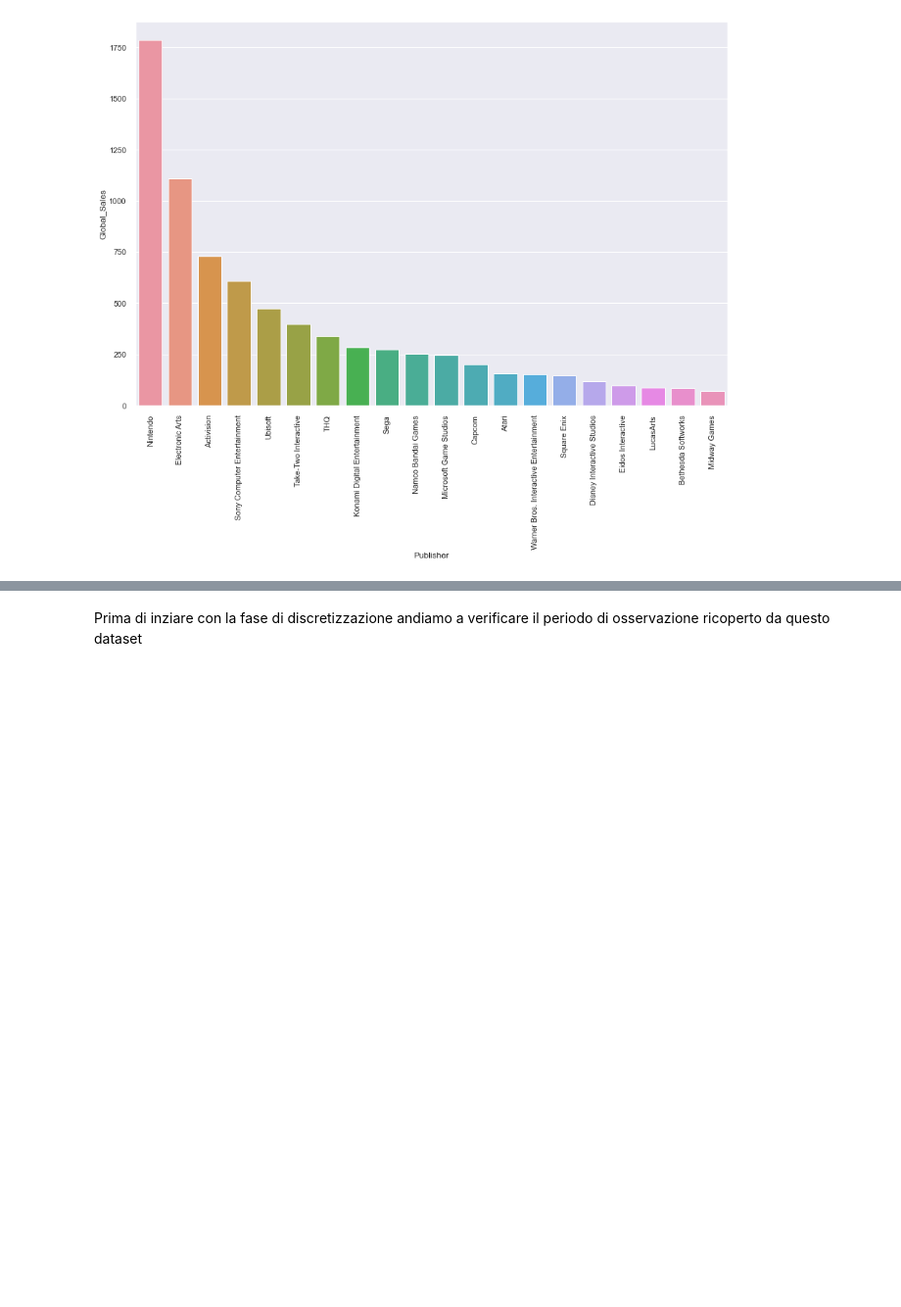
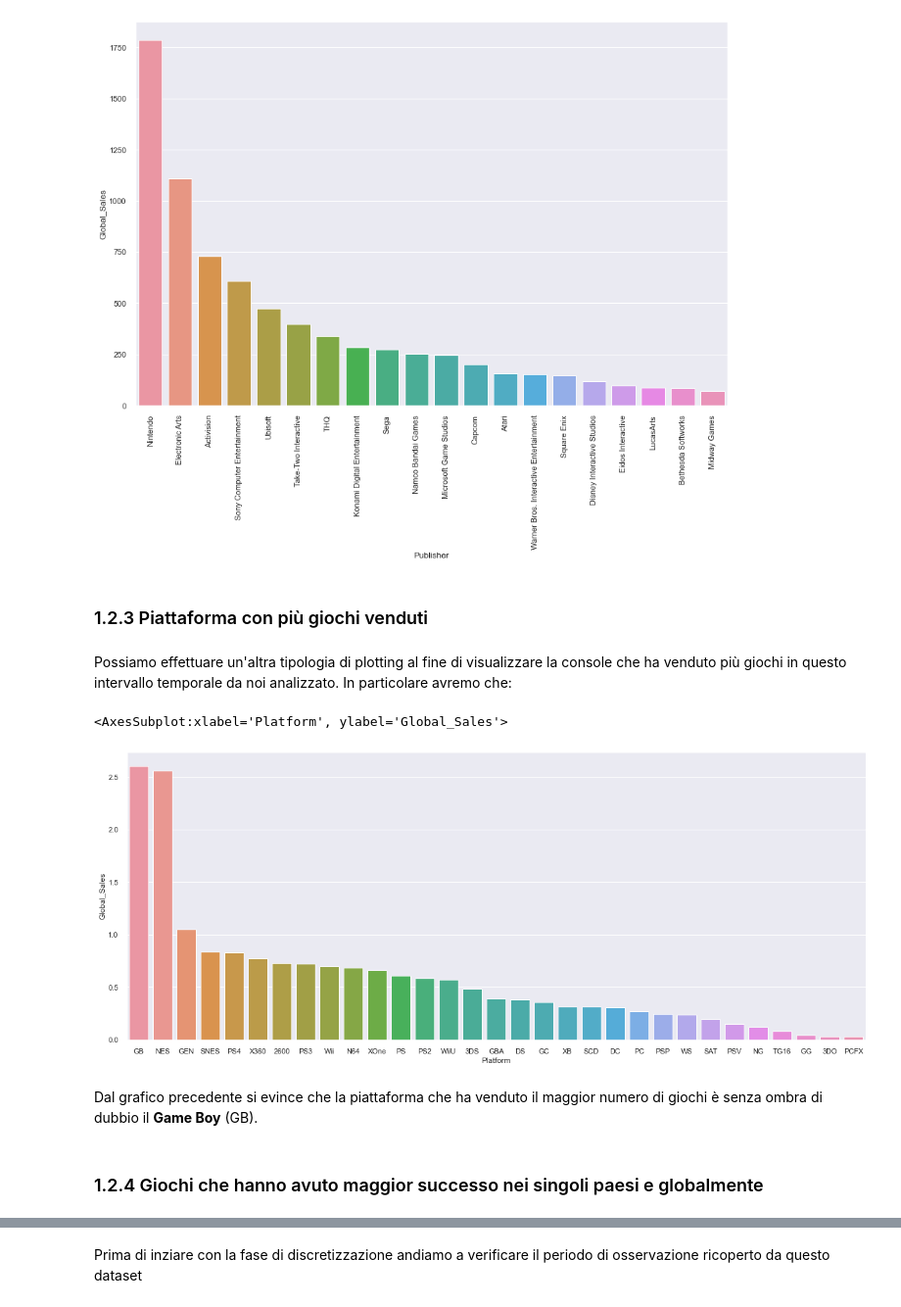
Before and after one commit to SimoneeBr/dm-project, a Jupyter notebook: Progetto_Game_Sales.ipynb, the cells around one changed output, grey strips where cells are left out. Shown: that part at 98% size. Saved outputs shown, nothing was run; the diff lists cells and outputs as text; code cells hidden in the pictures; blank space fills up the shorter version.

```diff
--- a/Progetto_Game_Sales.ipynb
+++ b/Progetto_Game_Sales.ipynb
@@ -318,3 +329,19 @@ plt.xticks(rotation=90)
   Text(18, 0, 'Bethesda Softworks'),
   Text(19, 0, 'Midway Games')])
 [figure]
+# %% [markdown]
+### 1.2.3 Piattaforma con più giochi venduti
+# %% [markdown]
+Possiamo effettuare un'altra tipologia di plotting al fine di visualizzare la console che ha venduto più giochi in questo intervallo temporale da noi analizzato. In particolare avremo che:
+# %%
+GP=df[["Platform", "Global_Sales"]].groupby(['Platform'], as_index=False).mean().sort_values(by='Global_Sales', ascending=False)
+plt.figure(figsize=(20,8))
+
+sns.barplot(x='Platform', y='Global_Sales', data=GP)
+# %% [output]
+<AxesSubplot:xlabel='Platform', ylabel='Global_Sales'>
+[figure, added]
+# %% [markdown]
+Dal grafico precedente si evince che la piattaforma che ha venduto il maggior numero di giochi è senza ombra di dubbio il **Game Boy** (GB).
+# %% [markdown]
+### 1.2.4 Giochi che hanno avuto maggior successo nei singoli paesi e globalmente
```
Also changed, not shown: parts of 29 cells of this notebook.
